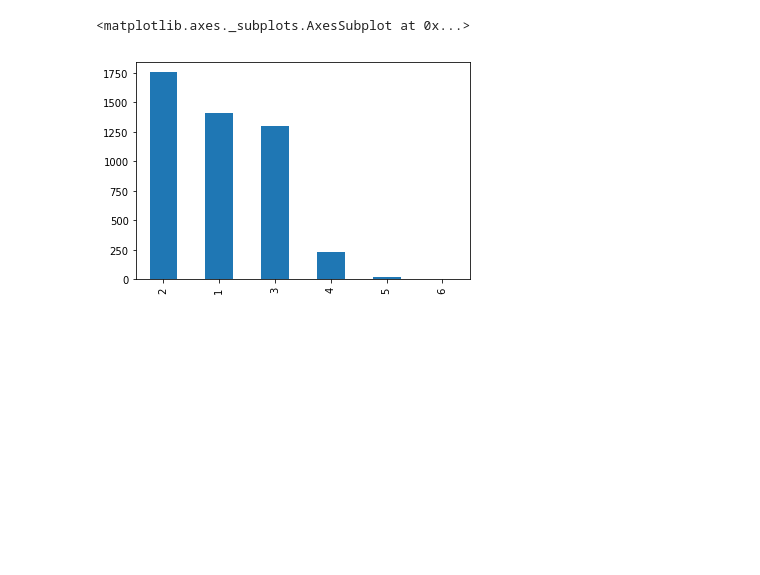
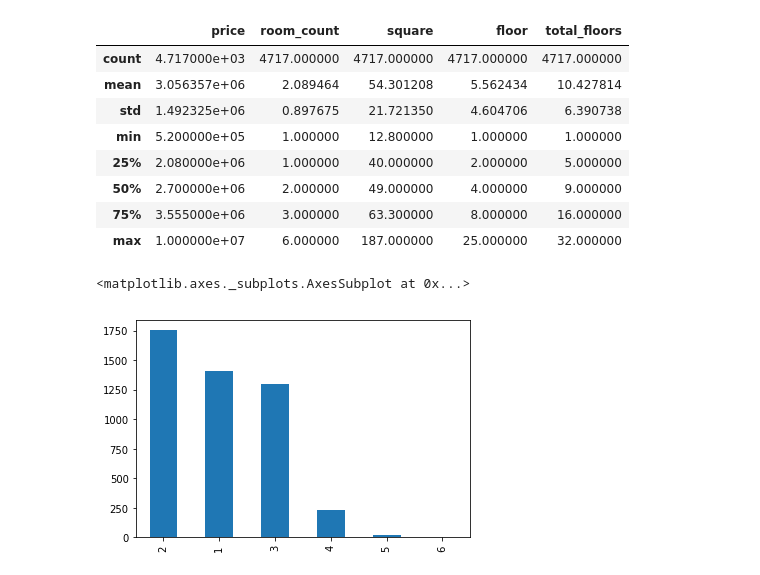
Before and after one commit to kerby05/test_task, a Jupyter notebook: final_task.ipynb, the cells around one changed output. Cells and saved outputs as stored; diff of their text form; code cells hidden in the pictures; blank space fills up the shorter version.

```diff
--- a/final_task.ipynb
+++ b/final_task.ipynb
@@ -176,6 +176,18 @@ del df['index']
 df = df.drop(df[(df['square'] > 300)].index)
 df = df.reset_index()
 del df['index']
+# %%
+df.describe()
+# %% [output]
+|  | price | room_count | square | floor | total_floors |
+| count | 4.717000e+03 | 4717.000000 | 4717.000000 | 4717.000000 | 4717.000000 |
+| mean | 3.056357e+06 | 2.089464 | 54.301208 | 5.562434 | 10.427814 |
+| std | 1.492325e+06 | 0.897675 | 21.721350 | 4.604706 | 6.390738 |
+| min | 5.200000e+05 | 1.000000 | 12.800000 | 1.000000 | 1.000000 |
+| 25% | 2.080000e+06 | 1.000000 | 40.000000 | 2.000000 | 5.000000 |
+| 50% | 2.700000e+06 | 2.000000 | 49.000000 | 4.000000 | 9.000000 |
+| 75% | 3.555000e+06 | 3.000000 | 63.300000 | 8.000000 | 16.000000 |
+| max | 1.000000e+07 | 6.000000 | 187.000000 | 25.000000 | 32.000000 |
 # %%
 df['room_count'].value_counts().plot(kind='bar')
 # %% [output]
```
Also changed, not shown: parts of 30 cells of this notebook, 1 other file.
